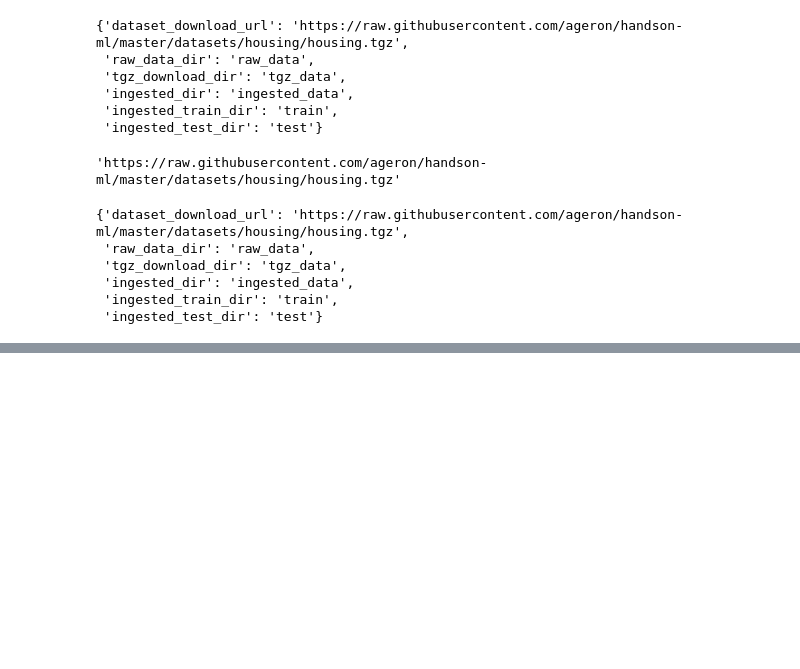
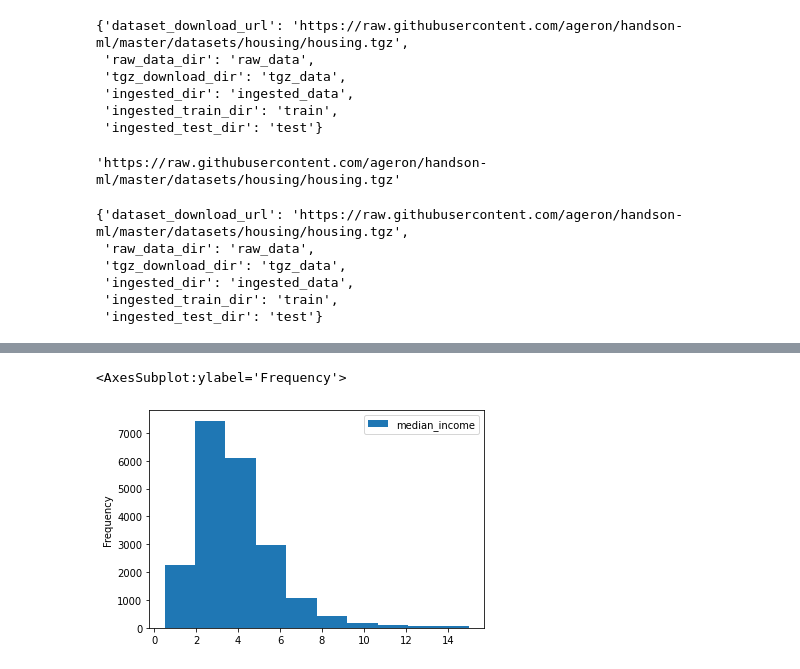
Before and after one commit to harshsanghvi41/Real-Estate-Price-Prediction, a Jupyter notebook: notebook/example.ipynb, the cells around one changed output, grey strips where cells are left out. Saved outputs shown, nothing was run; the diff lists cells and outputs as text; code cells hidden in the pictures; blank space fills up the shorter version.

```diff
--- a/notebook/example.ipynb
+++ b/notebook/example.ipynb
@@ -170,0 +185,3 @@ DataIngestionConfig(dataset_download_url='https://raw.githubusercontent.com/ager
+# %%
+csv_file_path = r"C:\Users\harsh\Machine-Learning-Project\housing\artifact\data_ingestion\2022-06-26-12-27-19\raw_data\housing.csv"
+housing_data_frame = pd.read_csv(csv_file_path)
@@ -170,0 +204,5 @@ DataIngestionConfig(dataset_download_url='https://raw.githubusercontent.com/ager
+# %%
+housing_data_frame[["median_income"]].plot(kind="hist")
+# %% [output]
+<AxesSubplot:ylabel='Frequency'>
+[figure, added]
```
Also changed, not shown: parts of 28 cells of this notebook, 9 other files.
